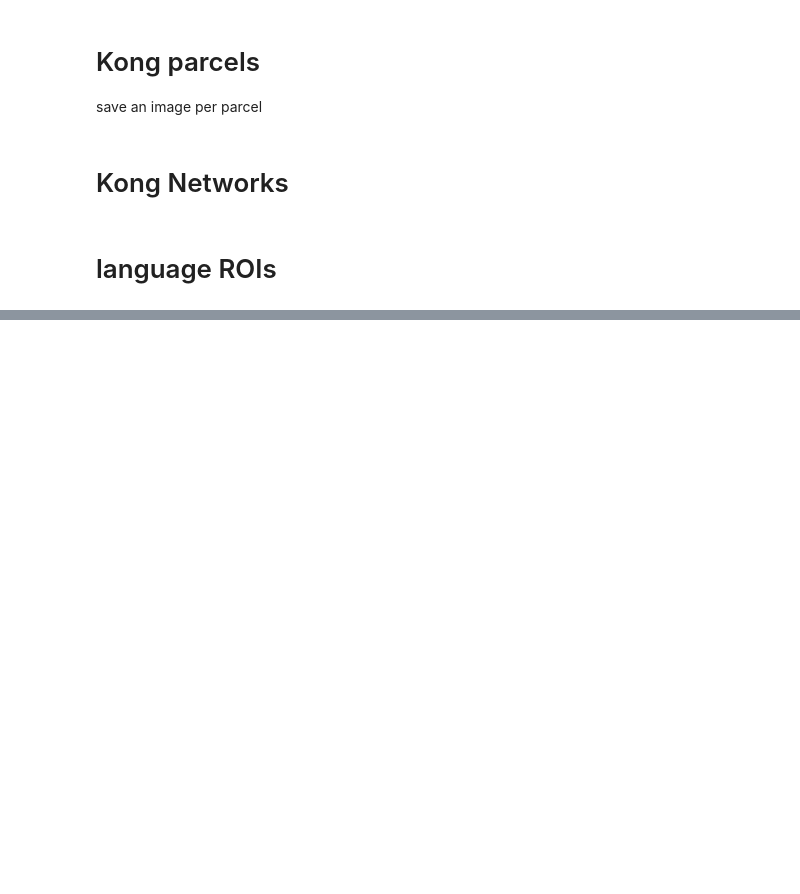
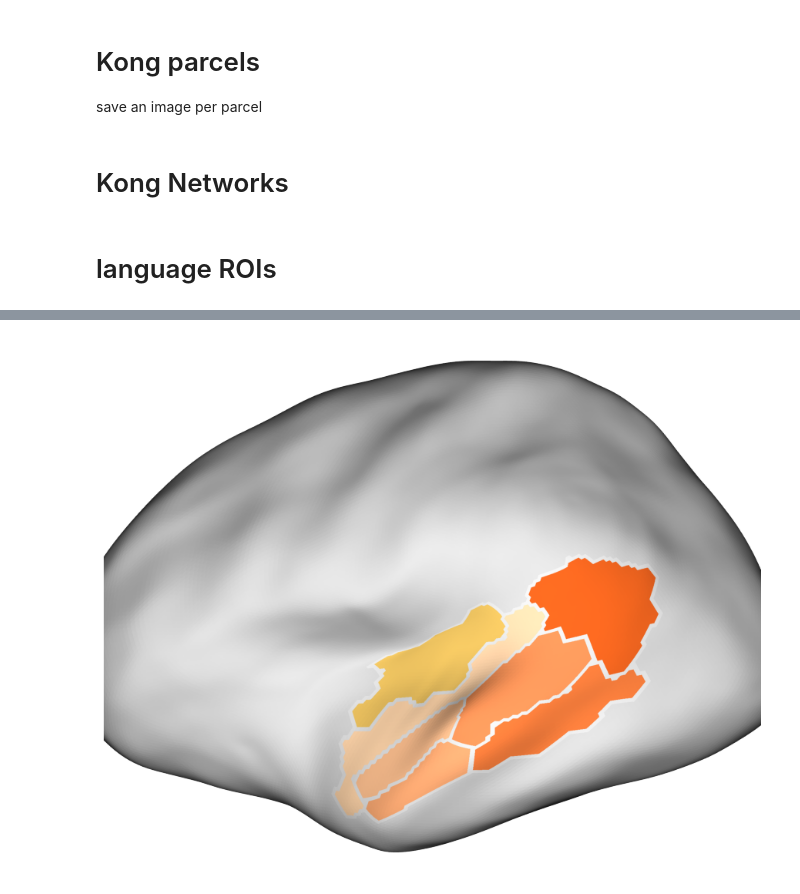
Before and after one commit to zaidzada/narrative-enc, a Jupyter notebook: code/figureS-atlas.ipynb, the cells around one changed output, grey strips where cells are left out. Saved outputs shown, nothing was run; the diff lists cells and outputs as text; code cells hidden in the pictures; blank space fills up the shorter version.

```diff
--- a/code/figureS-atlas.ipynb
+++ b/code/figureS-atlas.ipynb
@@ -550,0 +588,19 @@ n_rois
+# %%
+surf_lh = 'mats/atlases/fsaverage/tpl-fsaverage_den-41k_hemi-L_inflated.surf.gii'
+# surf_lh = plot._image_cache['../fconv/mats/suma-fsaverage6/lh.inf_200.gii']
+
+p = Plot(surf_lh=surf_lh, brightness=0.7, views='lateral', zoom=1.75, size=(1000, 800))
+
+p.add_layer(
+    label_img[:40962],
+    cmap=custom_cmap,
+    cbar=not True,
+    color_range=(1, 10),
+)
+
+p.add_layer(label_img[:40962], cmap="gray_r", as_outline=True, cbar=False)
+
+fig = p.build()
+fig.show()
+# %% [output]
+[figure, added]
```
Also changed, not shown: parts of 13 cells of this notebook, 4 other files.
